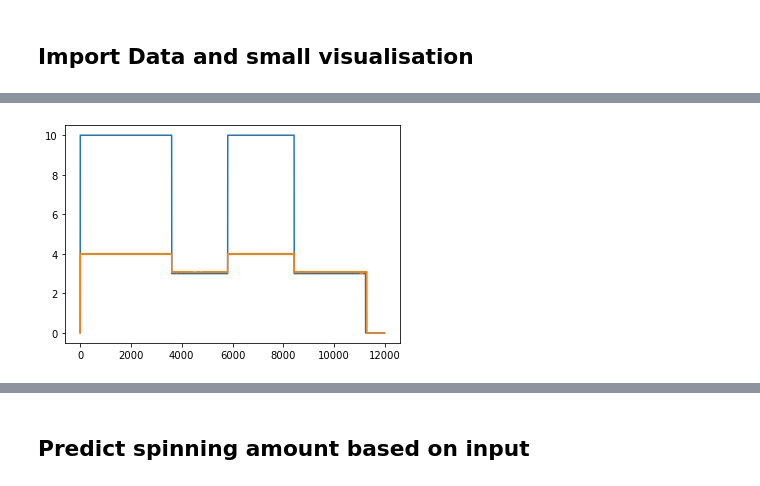
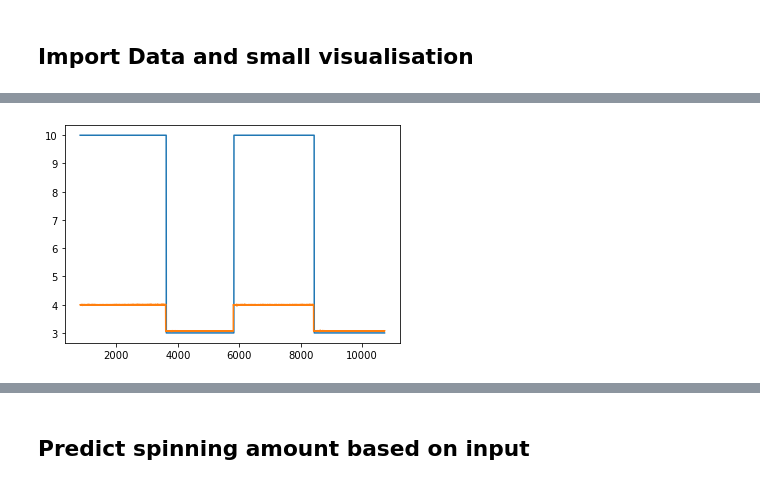
Before and after one commit to Energy-Theory-Guided-Data-Science/Gas-Turbine, a Jupyter notebook: Code/20_Learning_Input.ipynb, the cells around one changed output, grey strips where cells are left out. Saved outputs shown, nothing was run; the diff lists cells and outputs as text; code cells hidden in the pictures.

```diff
--- a/Code/20_Learning_Input.ipynb
+++ b/Code/20_Learning_Input.ipynb
@@ -12,4 +14,4 @@ temp_data_folder = '../Data/Temp_Data/'
 # %% [markdown]
 ## Import Data and small visualisation
 # %%
-df_validation = pp.openCSVFile('experiment_1.csv', temp_data_folder)
+df_validation = pp.openCSVFile('experiment_1_short.csv', temp_data_folder)
@@ -16,7 +34,7 @@ df_validation = pp.openCSVFile('experiment_1.csv', temp_data_folder)
 # %%
-plt.plot(df_validation['time'], df_validation['voltage'])
-plt.plot(df_validation['time'], df_validation['spinning']/1000)
+plt.plot(df_validation['time'], df_validation['input_voltage'])
+plt.plot(df_validation['time'], df_validation['spinning_soll']/1000)
 plt.show()
 # %% [output]
-[figure, old version]
+[figure, new version]
 # %%
```
Also changed, not shown: parts of 42 cells of this notebook, 4 other files.
